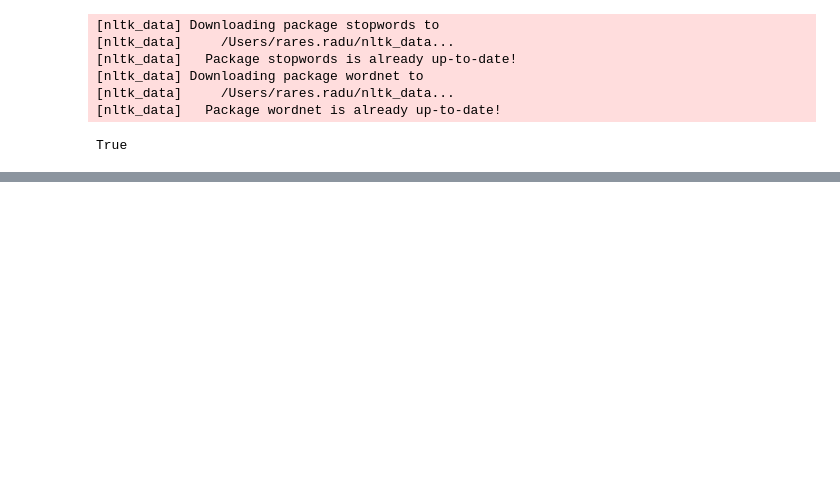
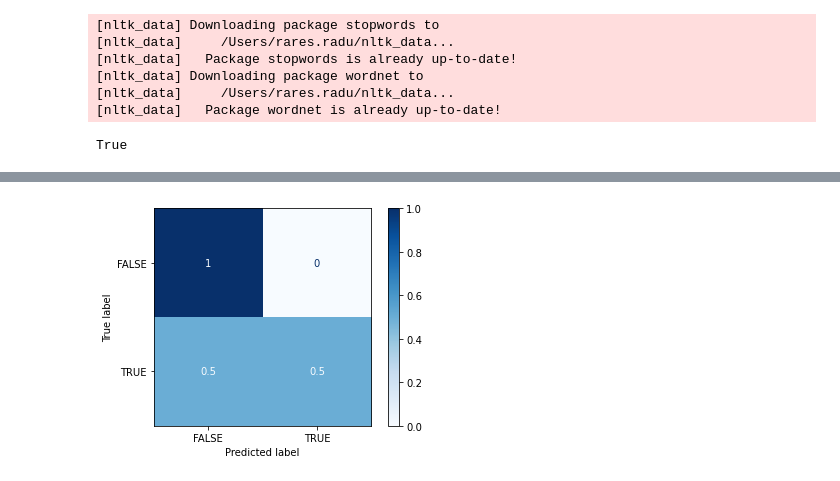
Before and after one commit to Fake-News-Detection-2B5/ai-2, a Jupyter notebook: classification/svm/svm.ipynb, the cells around one changed output, grey strips where cells are left out. Drawn from its saved outputs; the diff is of its cells as text; code cells hidden in the pictures; blank space fills up the shorter version.

```diff
--- a/classification/svm/svm.ipynb
+++ b/classification/svm/svm.ipynb
@@ -164,0 +196,4 @@ cm = metrics.plot_confusion_matrix(svc, X_test, y_test, cmap=plt.cm.Blues, norma
+# %%
+words_true_false = X_true_false.copy()
+words_true_partially_false = X_true_partially_false.copy()
+words_false_partially_false = X_false_partially_false.copy()
@@ -164,0 +234,36 @@ cm = metrics.plot_confusion_matrix(svc, X_test, y_test, cmap=plt.cm.Blues, norma
+# %%
+vectorizer = CountVectorizer()
+
+X_true_false = vectorizer.fit_transform(corpus_true_false).toarray()
+
+vectorizer = CountVectorizer()
+
+X_true_partially_false = vectorizer.fit_transform(corpus_true_partially_false).toarray()
+
+vectorizer = CountVectorizer()
+
+X_false_partially_false = vectorizer.fit_transform(corpus_false_partially_false).toarray()
+# %%
+from sklearn.model_selection import train_test_split
+
+X_true_false_train, X_true_false_test, y_true_false_train, y_true_false_test = train_test_split(X_true_false, y_true_false, test_size = 0.2)
+
+X_true_partially_false_train, X_true_partially_false_test, y_true_partially_false_train, y_true_partially_false_test = train_test_split(X_true_partially_false, y_true_partially_false, test_size = 0.2)
+
+X_false_partially_false_train, X_false_partially_false_test, y_false_partially_false_train, y_false_partially_false_test = train_test_split(X_false_partially_false, y_false_partially_false, test_size = 0.2)
+# %%
+from sklearn import metrics
+from sklearn.svm import SVC
+svc_true_false = SVC(gamma='auto', C=100.0)
+svc_true_partially_false = SVC(kernel='sigmoid', C=100.0, gamma='auto')
+svc_false_partially_false = SVC(kernel='linear', C=100.0, gamma='auto')
+
+# svc = SVC(kernel='linear', C=10000.0, gamma='auto')
+
+svc_true_false.fit(X_true_false_train, y_true_false_train)
+svc_true_partially_false.fit(X_true_partially_false_train, y_true_partially_false_train)
+svc_false_partially_false.fit(X_false_partially_false_train, y_false_partially_false_train)
+
+prediction_true_false = svc_true_false.predict(X_true_false_test)
+prediction_true_partially_false = svc_true_partially_false.predict(X_true_partially_false_test)
+prediction_false_partially_false = svc_false_partially_false.predict(X_false_partially_false_test)
@@ -164,0 +333,5 @@ cm = metrics.plot_confusion_matrix(svc, X_test, y_test, cmap=plt.cm.Blues, norma
+# %%
+from sklearn.metrics import plot_confusion_matrix
+cm = metrics.plot_confusion_matrix(svc_true_false, X_true_false_test, y_true_false_test, cmap=plt.cm.Blues, normalize='true')
+# %% [output]
+[figure, added]
```
Also changed, not shown: parts of 14 cells of this notebook.
